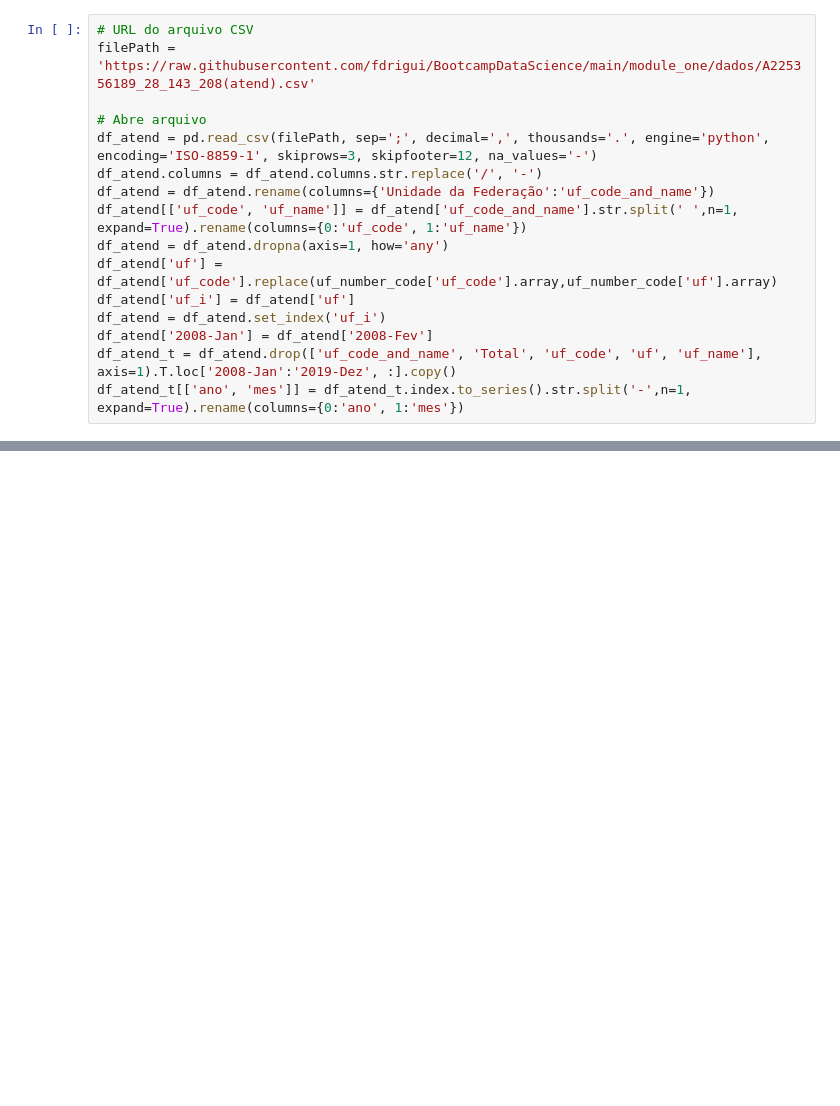
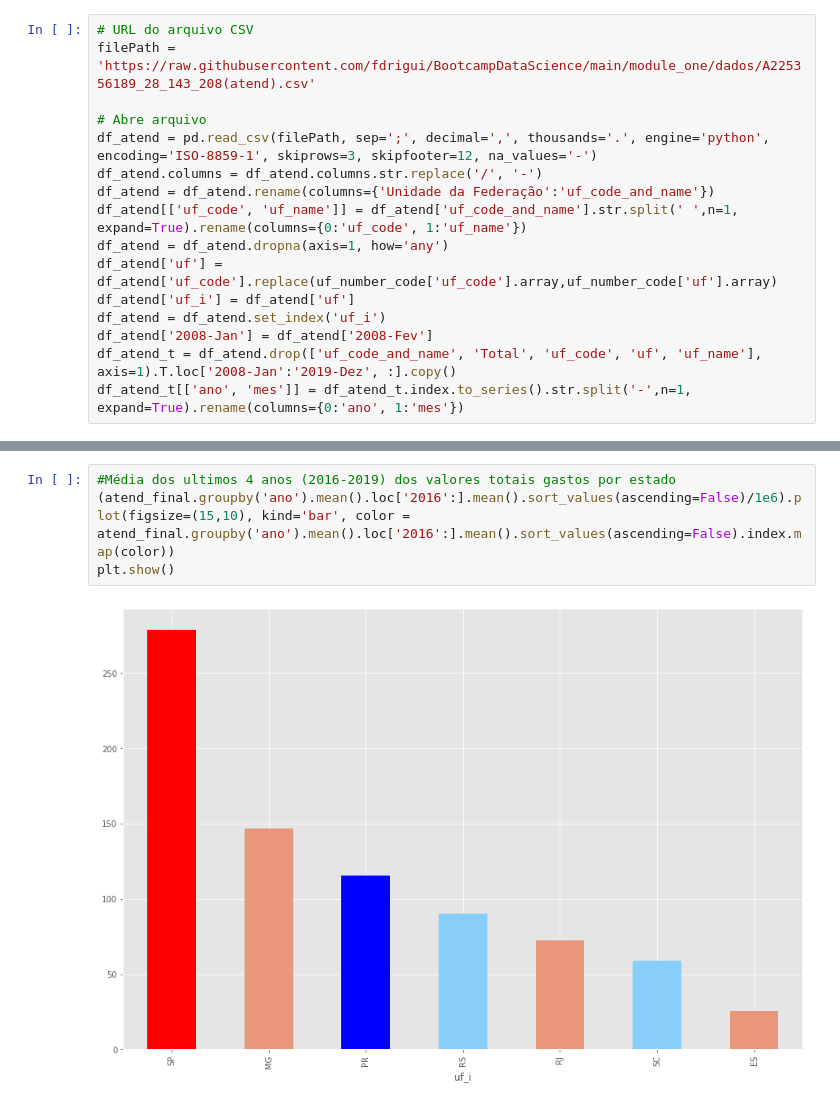
Before and after one commit to fdrigui/BootcampDataScience, a Jupyter notebook: module_one/Untitled1.ipynb, the cells around one changed output, grey strips where cells are left out. Cells and saved outputs as stored; diff of their text form; blank space fills up the shorter version.

```diff
--- a/module_one/Untitled1.ipynb
+++ b/module_one/Untitled1.ipynb
@@ -36,0 +42,6 @@ plt.plot()
+# %%
+#Média dos ultimos 4 anos (2016-2019) dos valores totais gastos por estado
+(atend_final.groupby('ano').mean().loc['2016':].mean().sort_values(ascending=False)/1e6).plot(figsize=(15,10), kind='bar', color = atend_final.groupby('ano').mean().loc['2016':].mean().sort_values(ascending=False).index.map(color))
+plt.show()
+# %% [output]
+[figure, added]
```
Also changed, not shown: parts of 28 cells of this notebook.
